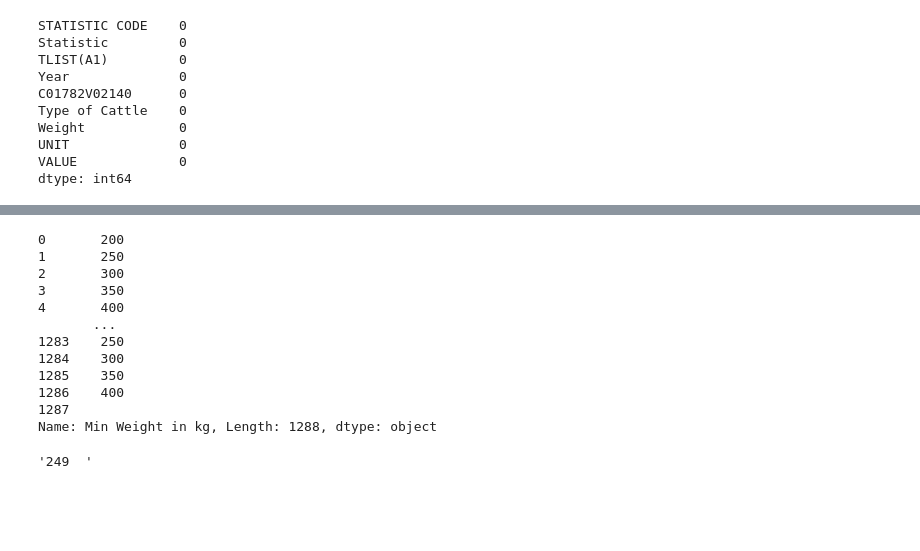
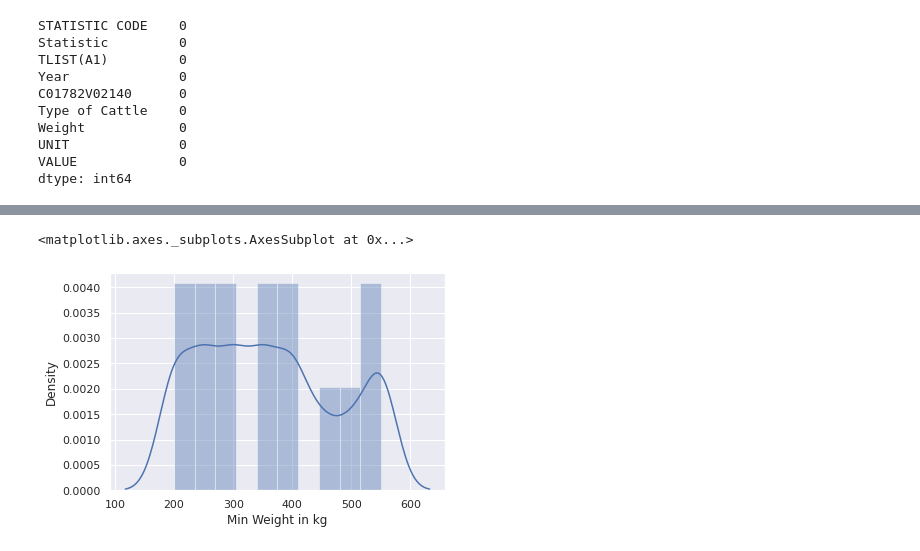
Before and after one commit to vicalfayo09/steer_price_prediction_ml, a Jupyter notebook: datasetloading.ipynb, the cells around one changed output, grey strips where cells are left out. Cells and saved outputs as stored; diff of their text form; code cells hidden in the pictures; blank space fills up the shorter version.

```diff
--- a/datasetloading.ipynb
+++ b/datasetloading.ipynb
@@ -451,19 +327,5 @@ for x in df['Min Weight in kg']:
-# %%
-x
-# %% [output]
-0       200
-1       250
-2       300
-3       350
-4       400
-       ...
-1283    250
-1284    300
-1285    350
-1286    400
-1287
-Name: Min Weight in kg, Length: 1288, dtype: object
-# %%
-y
-# %% [output]
-'249  '
+# %%
+sns.distplot(data1['Min Weight in kg'])
+# %% [output]
+<matplotlib.axes._subplots.AxesSubplot at 0x...>
+[figure, added]
```
Also changed, not shown: parts of 35 cells of this notebook.
